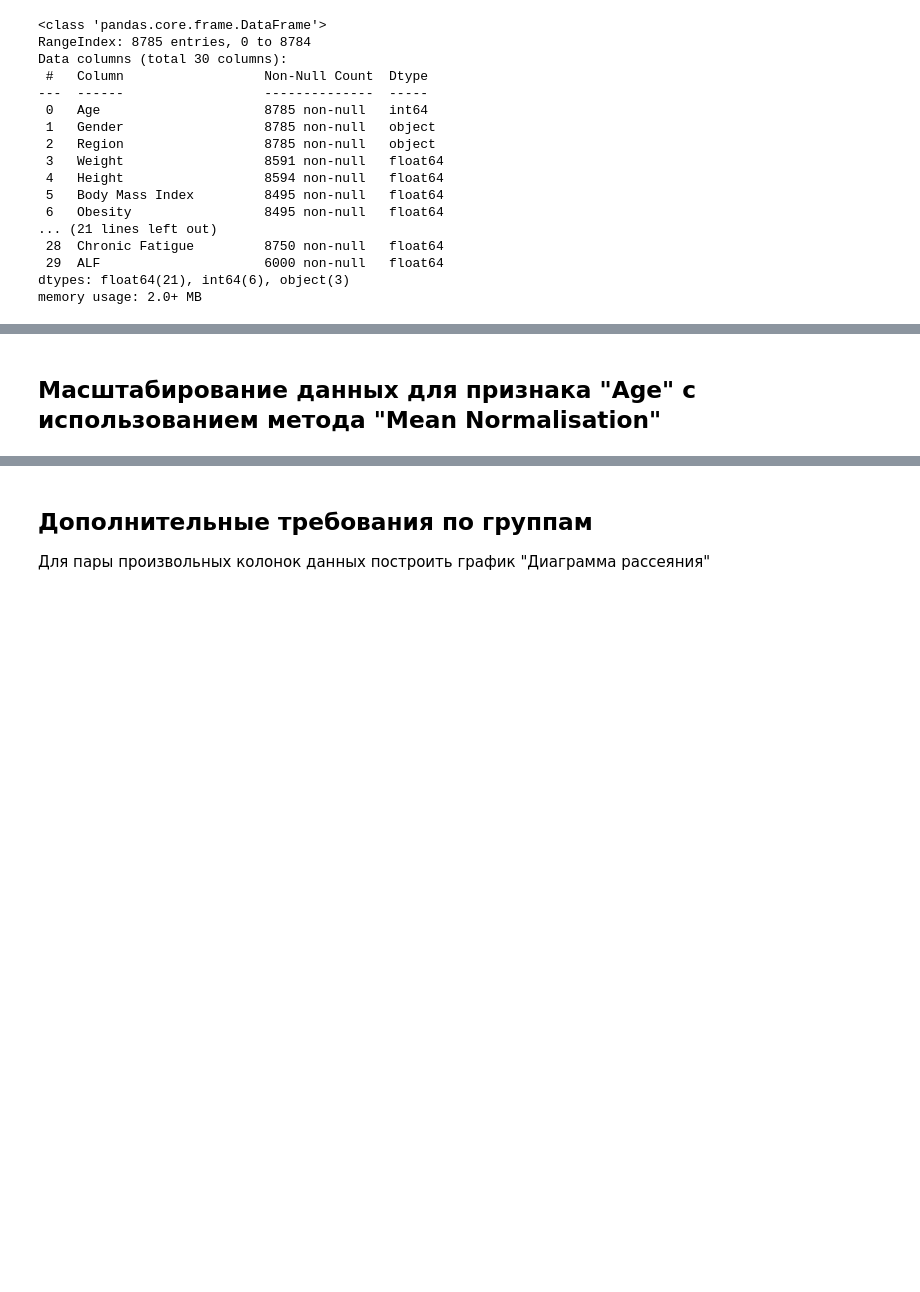
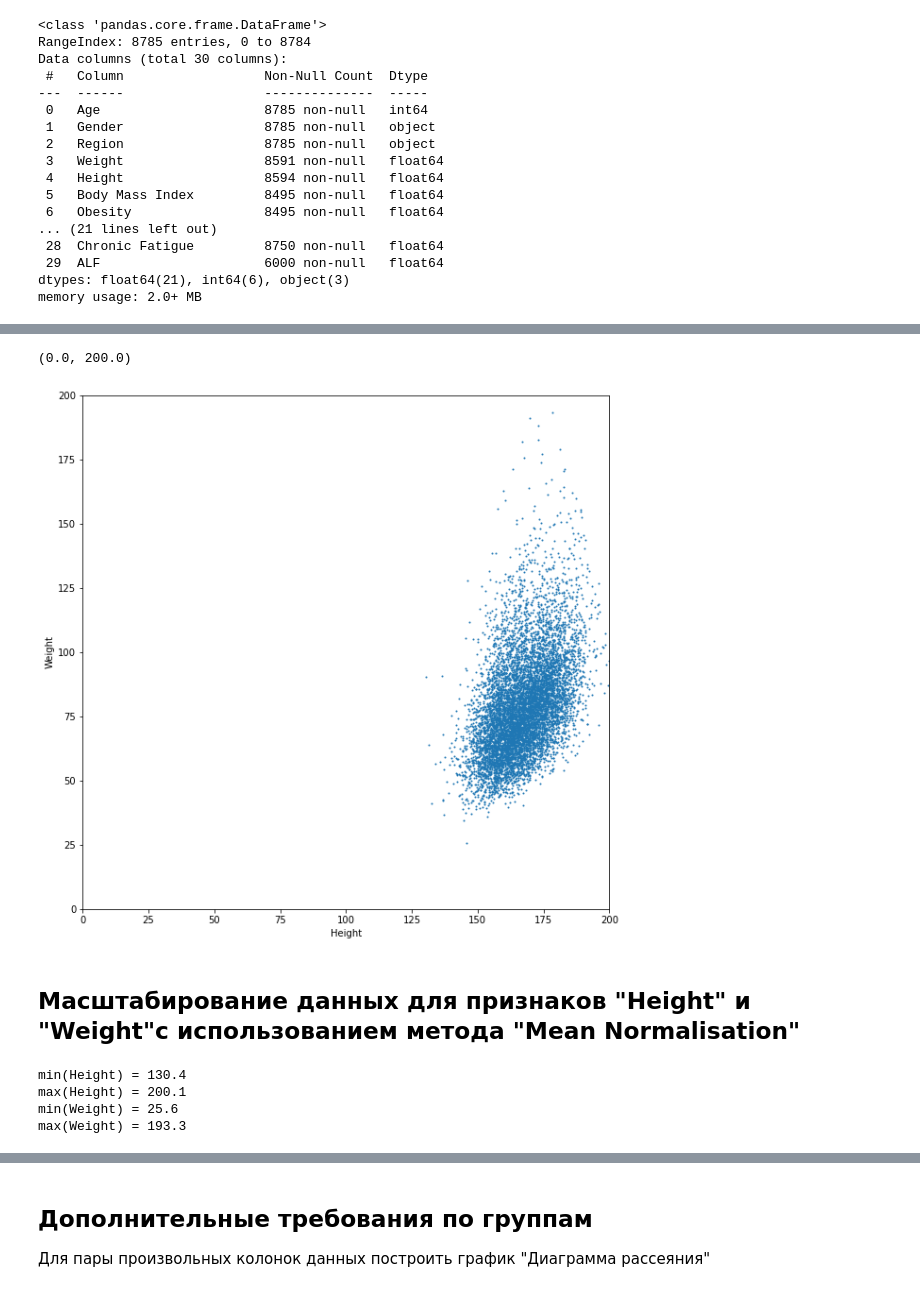
Before and after one commit to CTmH/MMO2022, a Jupyter notebook: rk1/rk1.ipynb, the cells around one changed output, grey strips where cells are left out. Cells and saved outputs as stored; diff of their text form; code cells hidden in the pictures; blank space fills up the shorter version.

```diff
--- a/rk1/rk1.ipynb
+++ b/rk1/rk1.ipynb
@@ -52,3 +52,21 @@ df.boxplot(column=['Age'])
+# %%
+ax = df.plot.scatter(x='Height',y='Weight',s=1,figsize=(10,10))
+ax.set_xlim(0, 200)
+ax.set_ylim(0, 200)
+# %% [output]
+(0.0, 200.0)
+[figure, added]
 # %% [markdown]
-## Масштабирование данных для признака "Age" с использованием метода "Mean Normalisation"
+## Масштабирование данных для признаков "Height" и "Weight"с использованием метода "Mean Normalisation"
+# %%
+hdata = df.loc[:,['Height','Weight']]
+print('min(Height) = ' + str(np.min(hdata['Height'])))
+print('max(Height) = ' + str(np.max(hdata['Height'])))
+print('min(Weight) = ' + str(np.min(hdata['Weight'])))
+print('max(Weight) = ' + str(np.max(hdata['Weight'])))
+# %% [output]
+min(Height) = 130.4
+max(Height) = 200.1
+min(Weight) = 25.6
+max(Weight) = 193.3
 # %%
```
Also changed, not shown: parts of 7 cells of this notebook.
